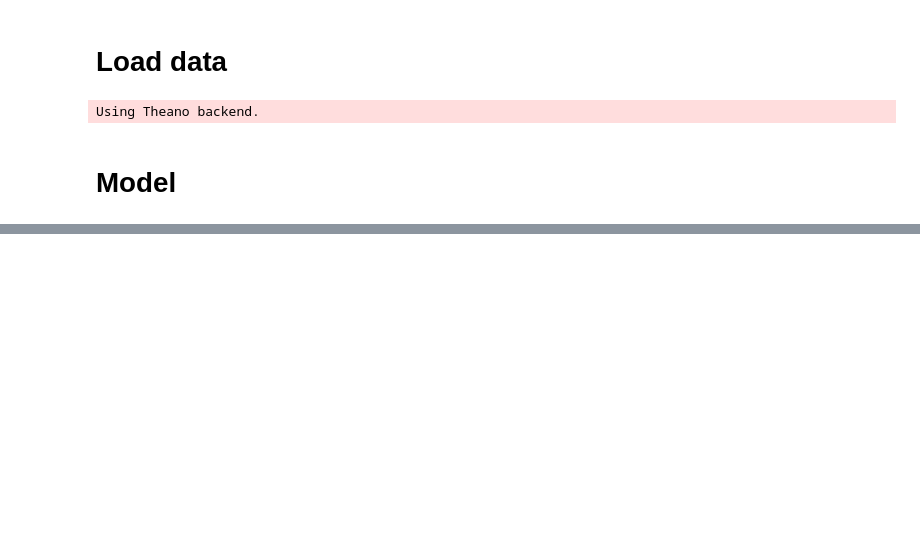
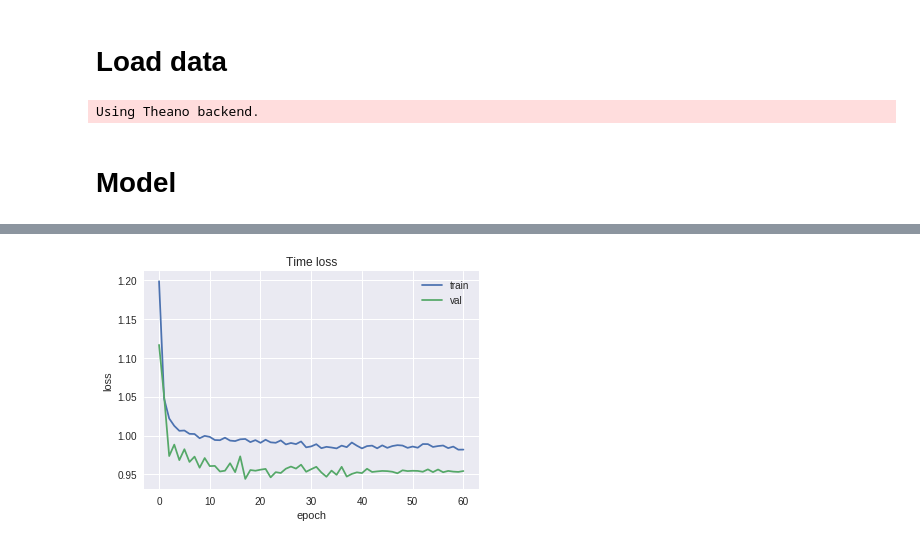
Before and after one commit to guptam/process-sequence, a Jupyter notebook: experiment/train.ipynb, the cells around one changed output, grey strips where cells are left out. Saved outputs shown, nothing was run; the diff lists cells and outputs as text; code cells hidden in the pictures; blank space fills up the shorter version.

```diff
--- a/experiment/train.ipynb
+++ b/experiment/train.ipynb
@@ -123,0 +144,11 @@ ________________________________________________________________________________
+# %%
+# summarize history for time loss
+plt.plot(history.history['time_output_loss'])
+plt.plot(history.history['val_time_output_loss'])
+plt.title('Time loss')
+plt.ylabel('loss')
+plt.xlabel('epoch')
+plt.legend(['train', 'val'], loc='upper right')
+plt.show()
+# %% [output]
+[figure, added]
```
Also changed, not shown: parts of 11 cells of this notebook, 2 other files.
